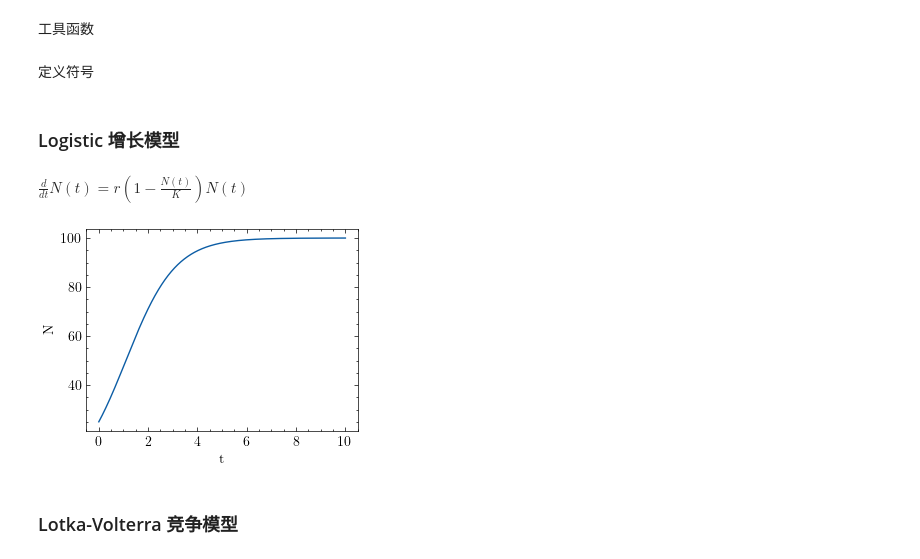
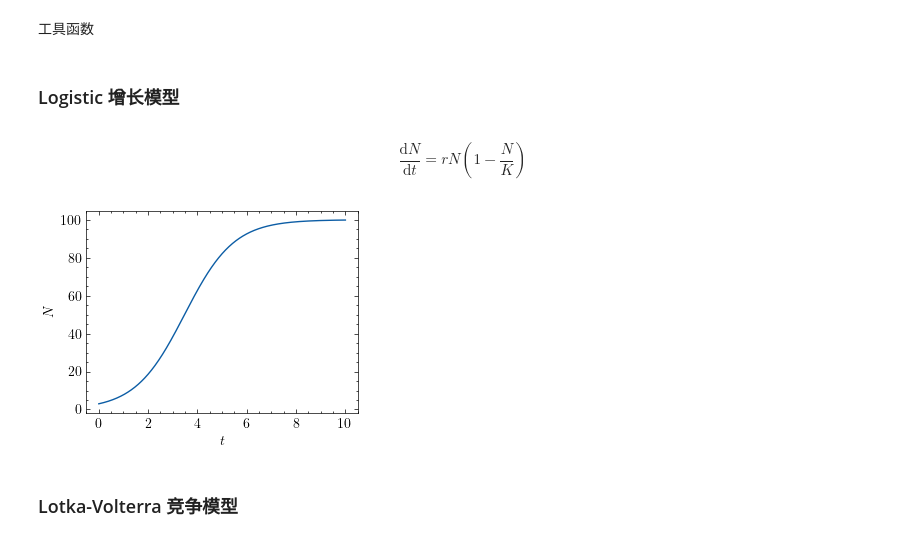
Before and after one commit to chengzi-2333/ecosystem-modeling, a Jupyter notebook: data/models.ipynb, the cells around one changed output. Saved outputs shown, nothing was run; the diff lists cells and outputs as text; code cells hidden in the pictures.

```diff
--- a/data/models.ipynb
+++ b/data/models.ipynb
@@ -16,41 +16,37 @@ plt.style.use('science')
 # %% [markdown]
 工具函数
 # %%
-def indexed_symbols(name: str, idxs: Sequence, typ = sp.Symbol, **assumptions):
-    return tuple(typ(f'{name}_{i}', **assumptions) for i in idxs)
+def equations(eqs: Sequence):
+    return lambda *args: tuple(eq(*args) for eq in eqs)
 
-def plot(sol, name: str, fmt: str = 'pdf'):
-    for i, y in enumerate(sol.y):
-        plt.plot(sol.t, y, label=f"N_{i}")
-    plt.xlabel("t")
-    plt.ylabel("N")
-    plt.savefig(f"../thesis/figures/{name}.{fmt}", format=fmt)
+
+def plot(sol: OptimizeResult, name: str, fmt: str = "pdf"):
+    if len(sol.y) <= 1:
+        plt.plot(sol.t, sol.y[0], label="N")
+    else:
+        for i, y in enumerate(sol.y):
+            plt.plot(sol.t, y, label=f"$N_{i + 1}$")
+        plt.legend()
+    plt.xlabel("$t$")
+    plt.ylabel("$N$")
+    # plt.savefig(f"../thesis/figures/{name}.{fmt}", format=fmt)
     plt.show()
-# %% [markdown]
-定义符号
-# %%
-t, r, K = sp.symbols('t r K')
-N = sp.Function('N')(t)
-alpha, beta = sp.symbols('alpha beta')
-rs = r_1, r_2 = indexed_symbols('r', range(1, 3))
-Ks = K_1, K_2 = indexed_symbols('K', range(1, 3))
-Ns = N_1, N_2 = tuple(func(t) for func in indexed_symbols('N', range(1, 3), typ=sp.Function))
 # %% [markdown]
 ### Logistic 增长模型
-# %%
-logistic = sp.Eq(N.diff(t), r * N * (1 - N / K))
-display(logistic)
-logistic = sp.lambdify([t, N, r, K], logistic.rhs)
-# %% [output]
-$\displaystyle \frac{d}{d t} N{\left(t \right)} = r \left(1 - \frac{N{\left(t \right)}}{K}\right) N{\left(t \right)}$
+# %% [markdown]
+$$
+\frac{\mathrm{d} N}{\mathrm{d} t} = r N (1 - \frac{N}{K})
+$$
 # %%
+logistic = lambda t, N, r, K: r * N * (1 - N / K)
 t_span = (0, 10)
-y0 = [25]
+y0 = [3]
 r = 1
 k = 100
+
 sol = solve_ivp(logistic, t_span, y0, args=(r, k), max_step=0.01)
 plot(sol, "logistic")
 # %% [output]
-[figure, old version]
+[figure, new version]
 # %% [markdown]
 ### Lotka-Volterra 竞争模型
```
Also changed, not shown: parts of 15 cells of this notebook, 1 other file.
